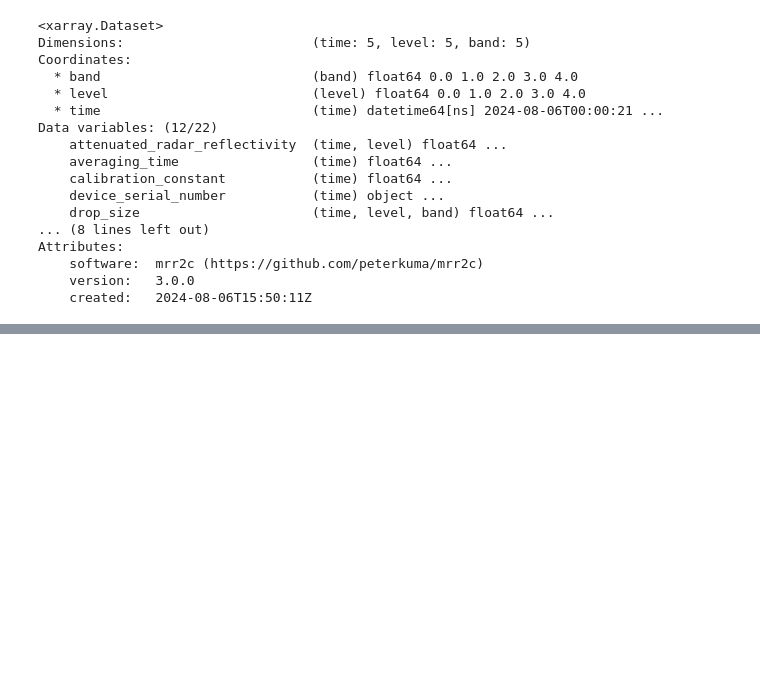
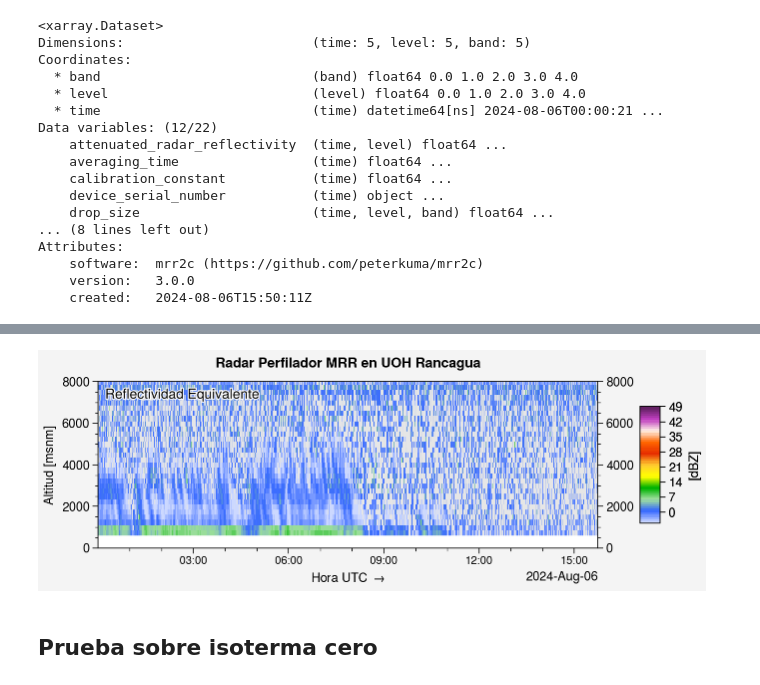
Before and after one commit to Ynoc01/RadarVisualisation, a Jupyter notebook: PlotRadar/PlotRadar.ipynb, the cells around one changed output, grey strips where cells are left out. Saved outputs shown, nothing was run; the diff lists cells and outputs as text; code cells hidden in the pictures; blank space fills up the shorter version.

```diff
--- a/PlotRadar/PlotRadar.ipynb
+++ b/PlotRadar/PlotRadar.ipynb
@@ -195,0 +284,32 @@ plt.savefig("2024_0806_mrr2c_1.png")
+# %%
+def calcular_gradiente(datos, suavizado):
+
+    if suavizado % 2 == 0:
+        raise ValueError("El valor de suavizado debe ser un número impar.")
+
+    marco = (suavizado - 1) // 2
+
+    extended_data = np.zeros((datos.shape[0] + 2 * marco, datos.shape[1]))
+    extended_data[marco:marco + datos.shape[0], :] = datos
+
+    gradiente_datos = np.zeros(datos.shape)
+
+    for i in range(datos.shape[0]):
+        gradiente_datos[i, :] = (extended_data[i + suavizado - 1, :] - extended_data[i, :]) / (2 * marco)
+
+    return gradiente_datos
+# %%
+heights = ds.height[0, :] + 500
+Ze = ds['attenuated_radar_reflectivity'].T
+
+# Aplicar el cálculo del gradiente a los datos de reflectividad
+suavizado = 5  # Puedes ajustar el tamaño del suavizado
+gradiente_Ze = calcular_gradiente(Ze, suavizado)
+
+# Graficar el gradiente de reflectividad
+plot_mrr2(xlim, pd.to_datetime(ds.time.values), heights, gradiente_Ze, hora_local=False)
+plt.savefig("gradiente_mrr2.png")
+# %% [output]
+[figure, added]
+# %% [markdown]
+## Prueba sobre isoterma cero
```
Also changed, not shown: parts of 40 cells of this notebook, 13 other files.
